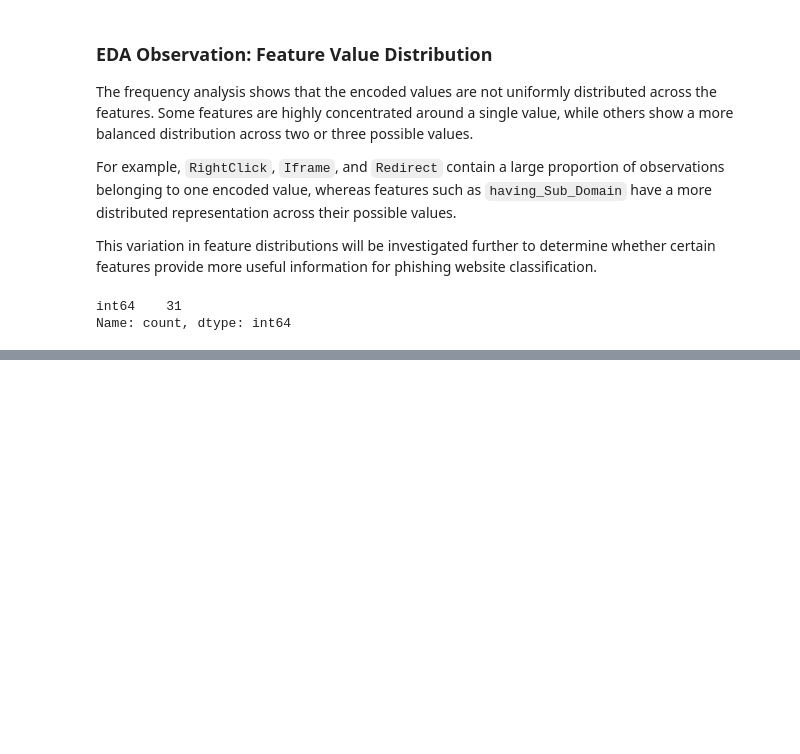
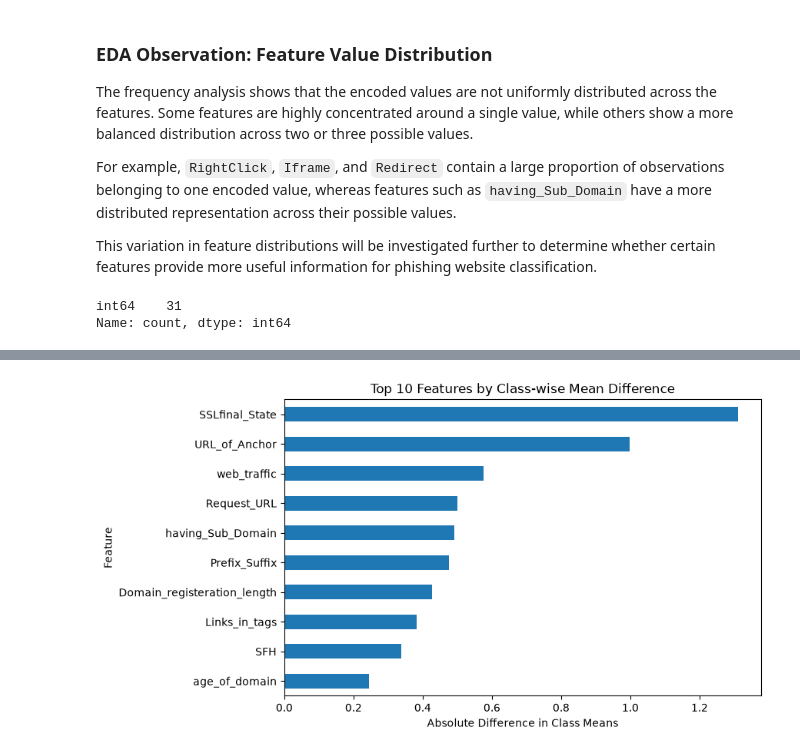
Before and after one commit to Yashi-tech-ai/Phishing-Website-Detection-and-Feature-Reduction, a Jupyter notebook: notebooks/02_eda.ipynb, the cells around one changed output, grey strips where cells are left out. Cells and saved outputs as stored; diff of their text form; code cells hidden in the pictures; blank space fills up the shorter version.

```diff
--- a/notebooks/02_eda.ipynb
+++ b/notebooks/02_eda.ipynb
@@ -106,4 +109,6 @@ df.dtypes.value_counts()
 int64    31
 Name: count, dtype: int64
 # %%
-# run the last code in chat and then go further
+class_means = df.groupby("Result").mean()
+
+class_means
@@ -109,0 +127,4 @@ Name: count, dtype: int64
+# %%
+mean_difference = (class_means.loc[1] - class_means.loc[-1]).abs()
+
+mean_difference.sort_values(ascending=False)
@@ -109,0 +157,11 @@ Name: count, dtype: int64
+# %%
+top_features = mean_difference.sort_values(ascending=False).head(10)
+
+top_features.sort_values().plot(kind="barh", figsize=(8, 5))
+
+plt.title("Top 10 Features by Class-wise Mean Difference")
+plt.xlabel("Absolute Difference in Class Means")
+plt.ylabel("Feature")
+plt.show()
+# %% [output]
+[figure, added]
```
Also changed, not shown: parts of 18 cells of this notebook, 4 other files.
